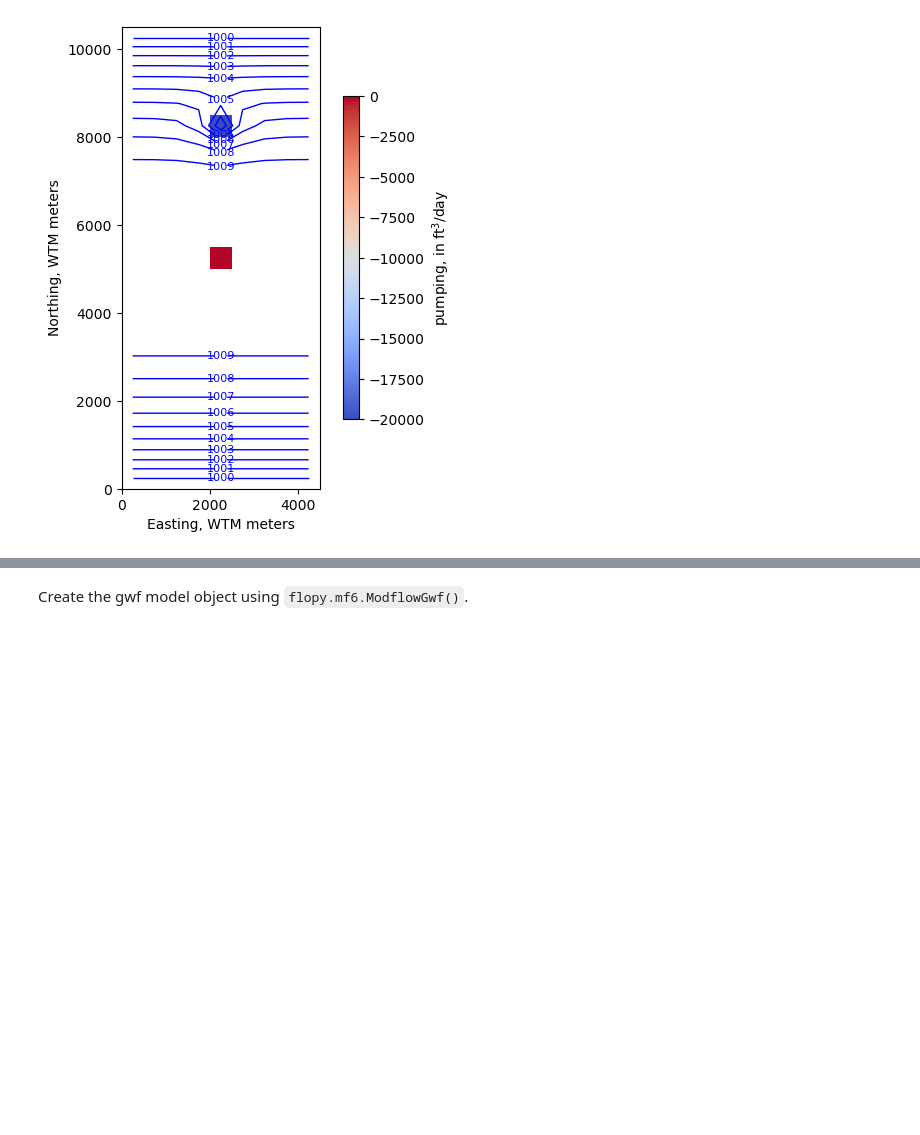
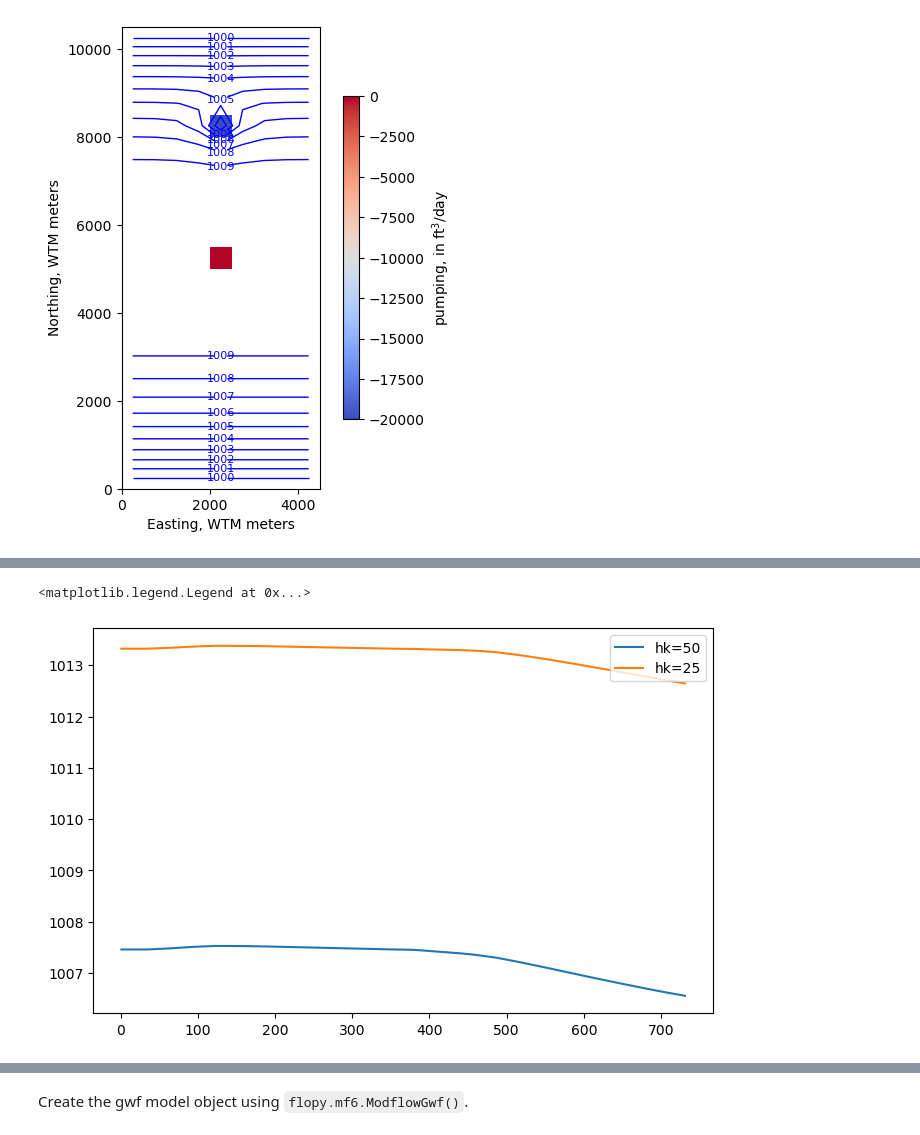
Before and after one commit to jknightusgs/python-for-hydrology_mu, a Jupyter notebook: notebooks/part1_flopy/02-Building-Post-Processing-MODFLOW6.ipynb, the cells around one changed output, grey strips where cells are left out. Drawn from its saved outputs; the diff is of its cells as text; code cells hidden in the pictures; blank space fills up the shorter version.

```diff
--- a/notebooks/part1_flopy/02-Building-Post-Processing-MODFLOW6.ipynb
+++ b/notebooks/part1_flopy/02-Building-Post-Processing-MODFLOW6.ipynb
@@ -174,0 +153,2 @@ time_units
+# %%
+m.npf.k = 25.
@@ -174,0 +178,10 @@ time_units
+# %%
+hds = m.output.head()
+ts1 = hds.get_ts((0, 4, 3))
+f, ax = plt.subplots(1,1,figsize=(8,5), dpi=100)
+ax.plot(ts[:, 0], ts[:, 1], label="hk=50")
+ax.plot(ts1[:, 0], ts1[:, 1], label="hk=25")
+ax.legend(loc=1)
+# %% [output]
+<matplotlib.legend.Legend at 0x...>
+[figure, added]
```
Also changed, not shown: parts of 20 cells of this notebook, 6 other files.
